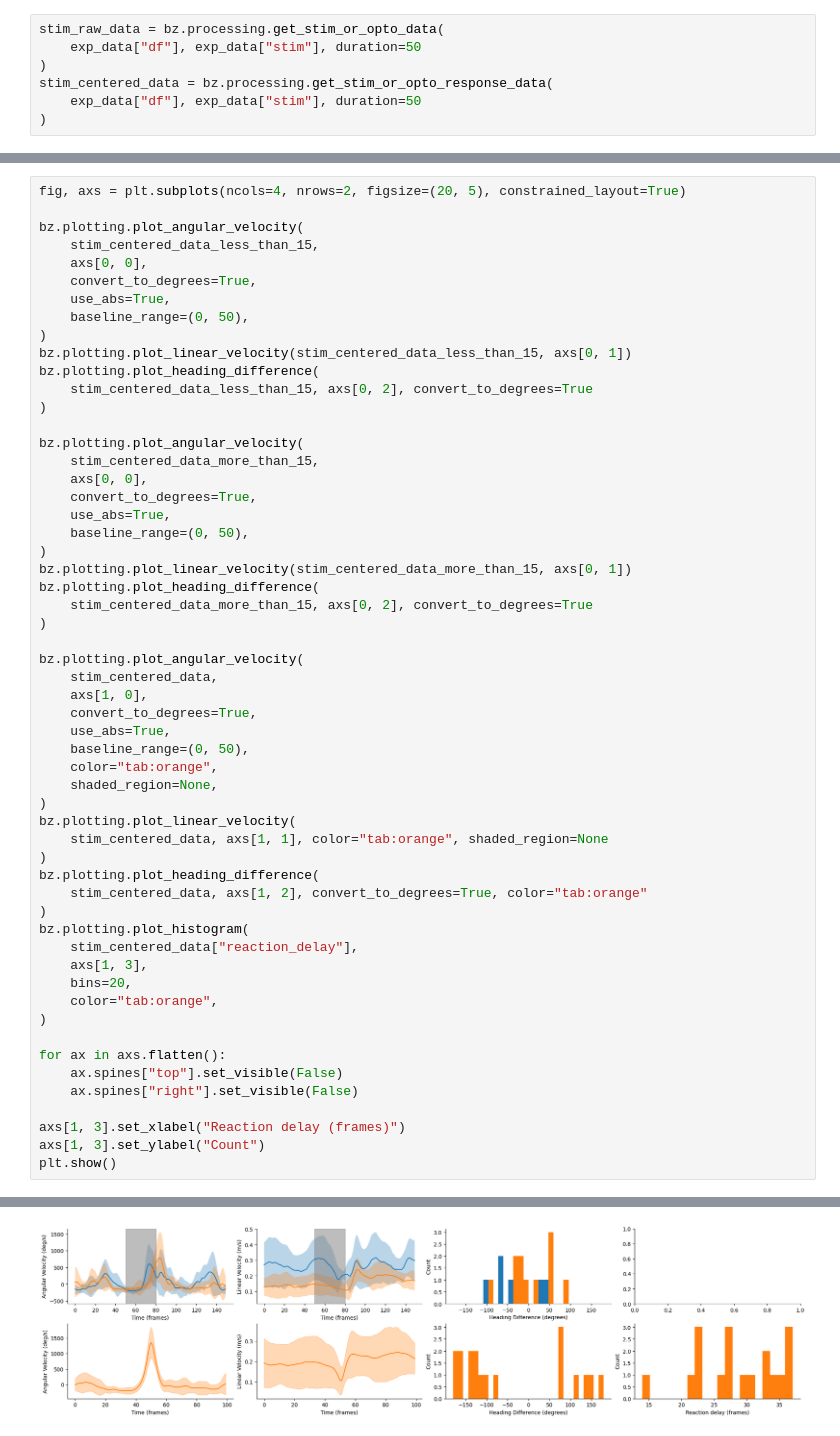
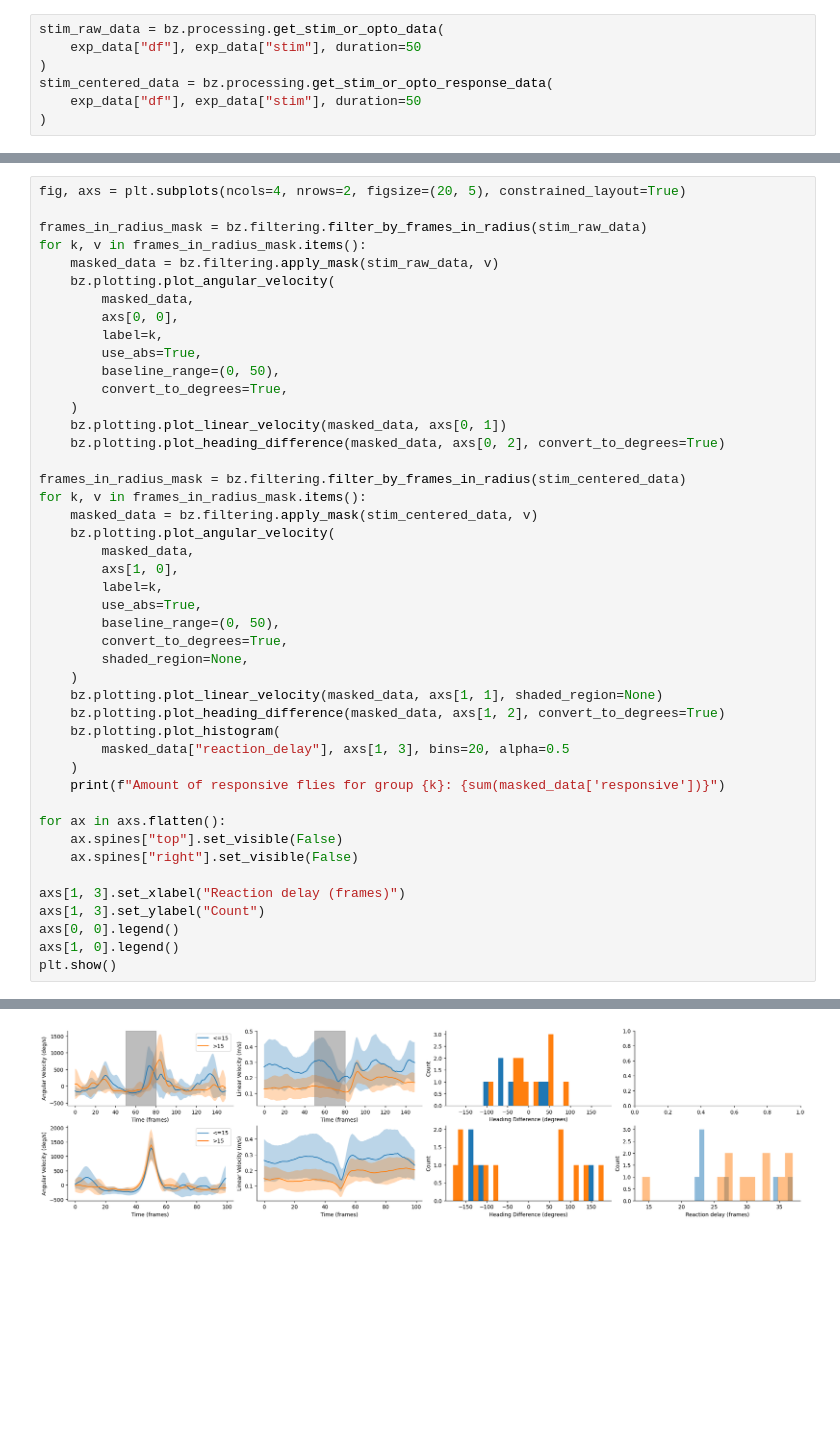
Before and after one commit to elhananby/braidz_analysis, a Jupyter notebook: notebooks/read_braidz_exmaple.ipynb, the cells around one changed output, grey strips where cells are left out. Saved outputs shown, nothing was run; the diff lists cells and outputs as text; blank space fills up the shorter version.

Commit message:
Refactor filtering functions and add apply_mask function

```diff
--- a/notebooks/read_braidz_exmaple.ipynb
+++ b/notebooks/read_braidz_exmaple.ipynb
@@ -51,51 +21,38 @@ stim_centered_data_more_than_15
 # %%
 fig, axs = plt.subplots(ncols=4, nrows=2, figsize=(20, 5), constrained_layout=True)
 
-bz.plotting.plot_angular_velocity(
-    stim_centered_data_less_than_15,
-    axs[0, 0],
-    convert_to_degrees=True,
-    use_abs=True,
-    baseline_range=(0, 50),
-)
-bz.plotting.plot_linear_velocity(stim_centered_data_less_than_15, axs[0, 1])
-bz.plotting.plot_heading_difference(
-    stim_centered_data_less_than_15, axs[0, 2], convert_to_degrees=True
-)
+frames_in_radius_mask = bz.filtering.filter_by_frames_in_radius(stim_raw_data)
+for k, v in frames_in_radius_mask.items():
+    masked_data = bz.filtering.apply_mask(stim_raw_data, v)
+    bz.plotting.plot_angular_velocity(
+        masked_data,
+        axs[0, 0],
+        label=k,
+        use_abs=True,
+        baseline_range=(0, 50),
+        convert_to_degrees=True,
+    )
+    bz.plotting.plot_linear_velocity(masked_data, axs[0, 1])
+    bz.plotting.plot_heading_difference(masked_data, axs[0, 2], convert_to_degrees=True)
 
-bz.plotting.plot_angular_velocity(
-    stim_centered_data_more_than_15,
-    axs[0, 0],
-    convert_to_degrees=True,
-    use_abs=True,
-    baseline_range=(0, 50),
-)
-bz.plotting.plot_linear_velocity(stim_centered_data_more_than_15, axs[0, 1])
-bz.plotting.plot_heading_difference(
-    stim_centered_data_more_than_15, axs[0, 2], convert_to_degrees=True
-)
-
-bz.plotting.plot_angular_velocity(
-    stim_centered_data,
-    axs[1, 0],
-    convert_to_degrees=True,
-    use_abs=True,
-    baseline_range=(0, 50),
-    color="tab:orange",
-    shaded_region=None,
-)
-bz.plotting.plot_linear_velocity(
-    stim_centered_data, axs[1, 1], color="tab:orange", shaded_region=None
-)
-bz.plotting.plot_heading_difference(
-    stim_centered_data, axs[1, 2], convert_to_degrees=True, color="tab:orange"
-)
-bz.plotting.plot_histogram(
-    stim_centered_data["reaction_delay"],
-    axs[1, 3],
-    bins=20,
-    color="tab:orange",
-)
+frames_in_radius_mask = bz.filtering.filter_by_frames_in_radius(stim_centered_data)
+for k, v in frames_in_radius_mask.items():
+    masked_data = bz.filtering.apply_mask(stim_centered_data, v)
+    bz.plotting.plot_angular_velocity(
+        masked_data,
+        axs[1, 0],
+        label=k,
+        use_abs=True,
+        baseline_range=(0, 50),
+        convert_to_degrees=True,
+        shaded_region=None,
+    )
+    bz.plotting.plot_linear_velocity(masked_data, axs[1, 1], shaded_region=None)
+    bz.plotting.plot_heading_difference(masked_data, axs[1, 2], convert_to_degrees=True)
+    bz.plotting.plot_histogram(
+        masked_data["reaction_delay"], axs[1, 3], bins=20, alpha=0.5
+    )
+    print(f"Amount of responsive flies for group {k}: {sum(masked_data['responsive'])}")
 
 for ax in axs.flatten():
     ax.spines["top"].set_visible(False)
@@ -103,5 +60,7 @@ for ax in axs.flatten():
 
 axs[1, 3].set_xlabel("Reaction delay (frames)")
 axs[1, 3].set_ylabel("Count")
+axs[0, 0].legend()
+axs[1, 0].legend()
 plt.show()
 # %% [output]
@@ -108 +69 @@ plt.show()
-[figure, old version]
+[figure, new version]
```
Also changed, not shown: parts of 5 cells of this notebook, 1 other file.
